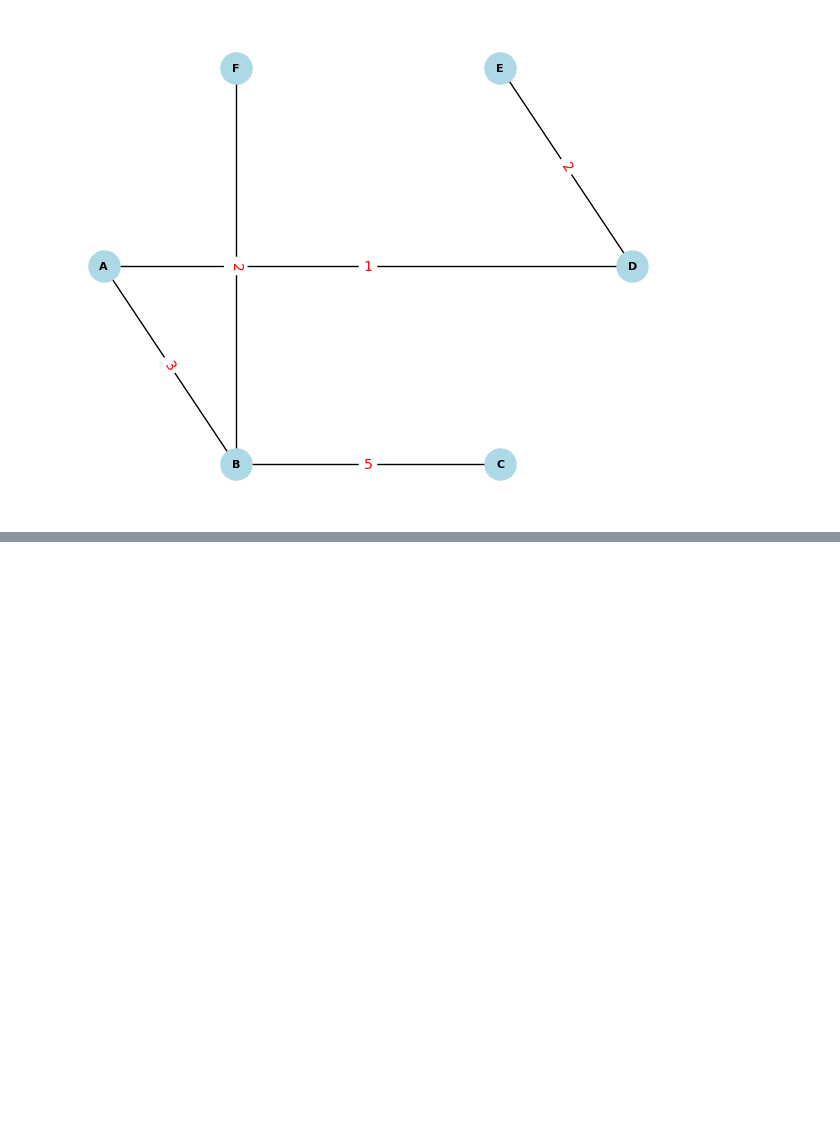
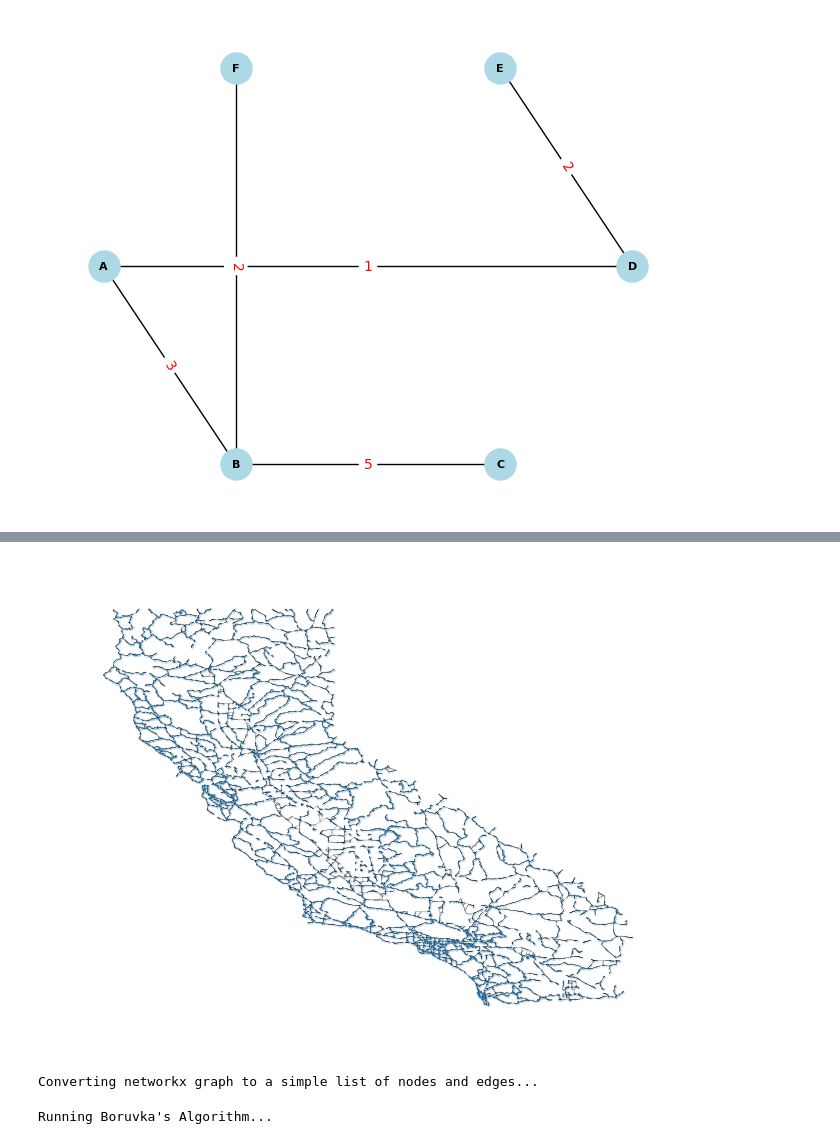
Before and after one commit to jamescalnan/Algorithms-that-Changed-the-World-CA, a Jupyter notebook: Boruvkas Algorithm.ipynb, the cells around one changed output, grey strips where cells are left out. Saved outputs shown, nothing was run; the diff lists cells and outputs as text; code cells hidden in the pictures; blank space fills up the shorter version.

Commit message:
added real data usage

```diff
--- a/Boruvkas Algorithm.ipynb
+++ b/Boruvkas Algorithm.ipynb
@@ -549,0 +581,67 @@ plot_maze(np_maze_with_path)
+# %%
+# Create a graph using networkx
+from tqdm import tqdm
+import heapq
+# Function to calculate Euclidean distance
+import math
+def euclidean_distance(node1, node2):
+    x1, y1 = node1
+    x2, y2 = node2
+    return math.sqrt((x1 - x2) ** 2 + (y1 - y2) ** 2)
+
+# Convert data to floats
+data = [(int(node[0]), float(node[1]), float(node[2])) for node in data]
+
+# Add nodes as before ...
+G = nx.Graph()
+
+for node in data:
+    G.add_node(node[0], pos=(float(node[1]), float(node[2])))
+
+node_degree = 4
+
+# Add edges based on distance
+for i in tqdm(range(len(data)), desc="Processing edges"):
+    distances = []
+    for j in range(len(data)):
+        if i != j:
+            dist = euclidean_distance((data[i][1], data[i][2]), (data[j][1], data[j][2]))
+            heapq.heappush(distances, (dist, j))
+
+    # Connect to n closest nodes
+    for _ in range(node_degree):
+        if distances:
+            _, closest_node = heapq.heappop(distances)
+            G.add_edge(data[i][0], data[closest_node][0], weight=distances[0][0])
+# %%
+# Output the graph
+pos = nx.get_node_attributes(G, 'pos')
+
+# nx.draw(G, pos, node_size=10, with_labels=True, font_size=12, width=1.5, font_color='red')
+# plt.show()
+
+# Draw the graph
+nx.draw(G, pos, with_labels=False, node_size=.005, width=.15)
+plt.show()
+# %% [output]
+[figure, added]
+# %%
+# Extract nodes and their positions
+nodes = {n: (x, y) for n, (x, y) in nx.get_node_attributes(G, 'pos').items()}
+
+print('Converting networkx graph to a simple list of nodes and edges...')
+
+# Convert nodes to a simple list of node IDs
+node_ids = list(nodes.keys())
+
+# Extract edges and their weights
+edges = {edge: G[edge[0]][edge[1]]['weight'] for edge in G.edges()}
+
+# Convert the edges to use node IDs instead of positions
+converted_edges = {(node_ids.index(edge[0]), node_ids.index(edge[1])): weight for edge, weight in edges.items()}
+
+# Now, pass these converted nodes and edges to your Boruvka function
+mst = boruvka(node_ids, converted_edges, animation=False, show_figure=False, progress=True)
+# %% [output]
+Converting networkx graph to a simple list of nodes and edges...
+Running Boruvka's Algorithm...
```
Also changed, not shown: parts of 13 cells of this notebook, 10 other files.
